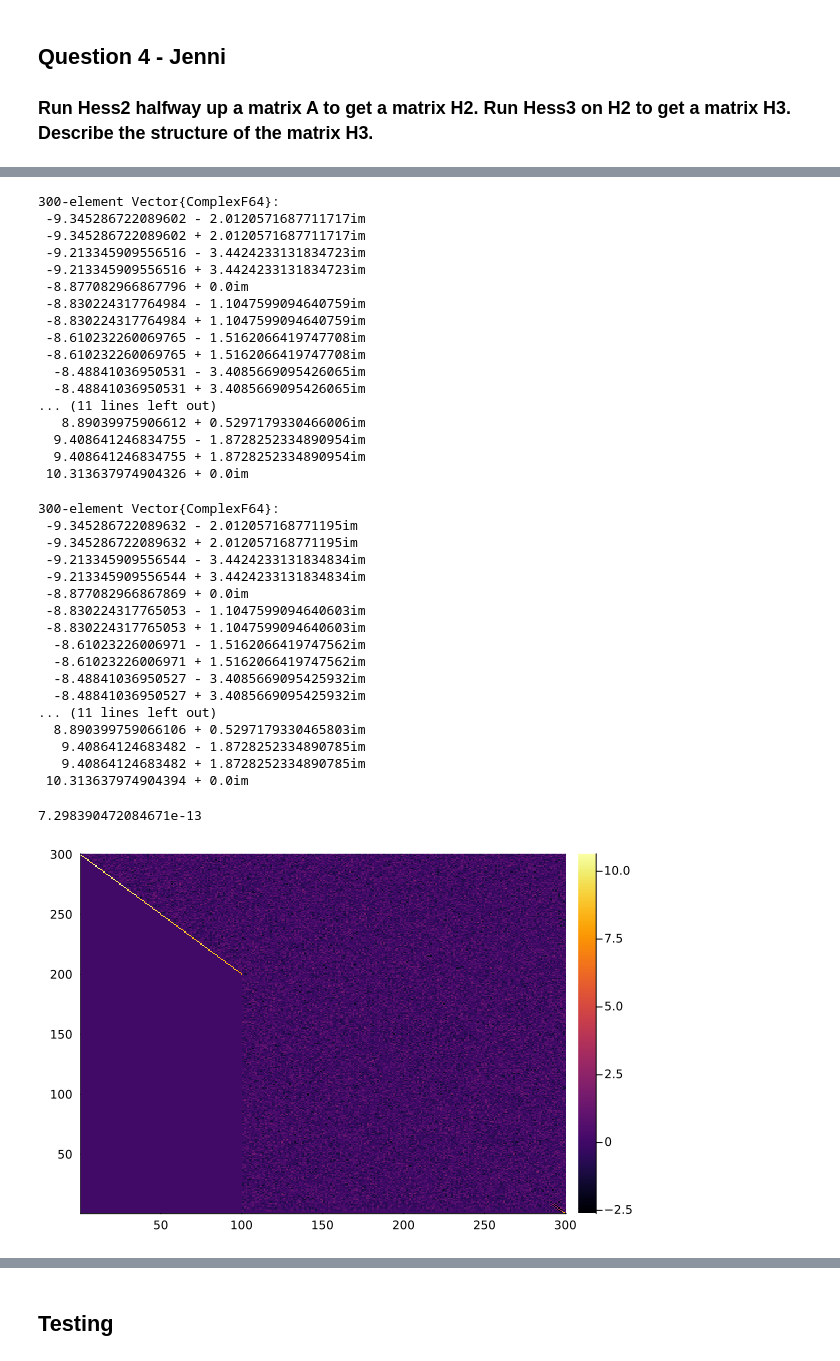
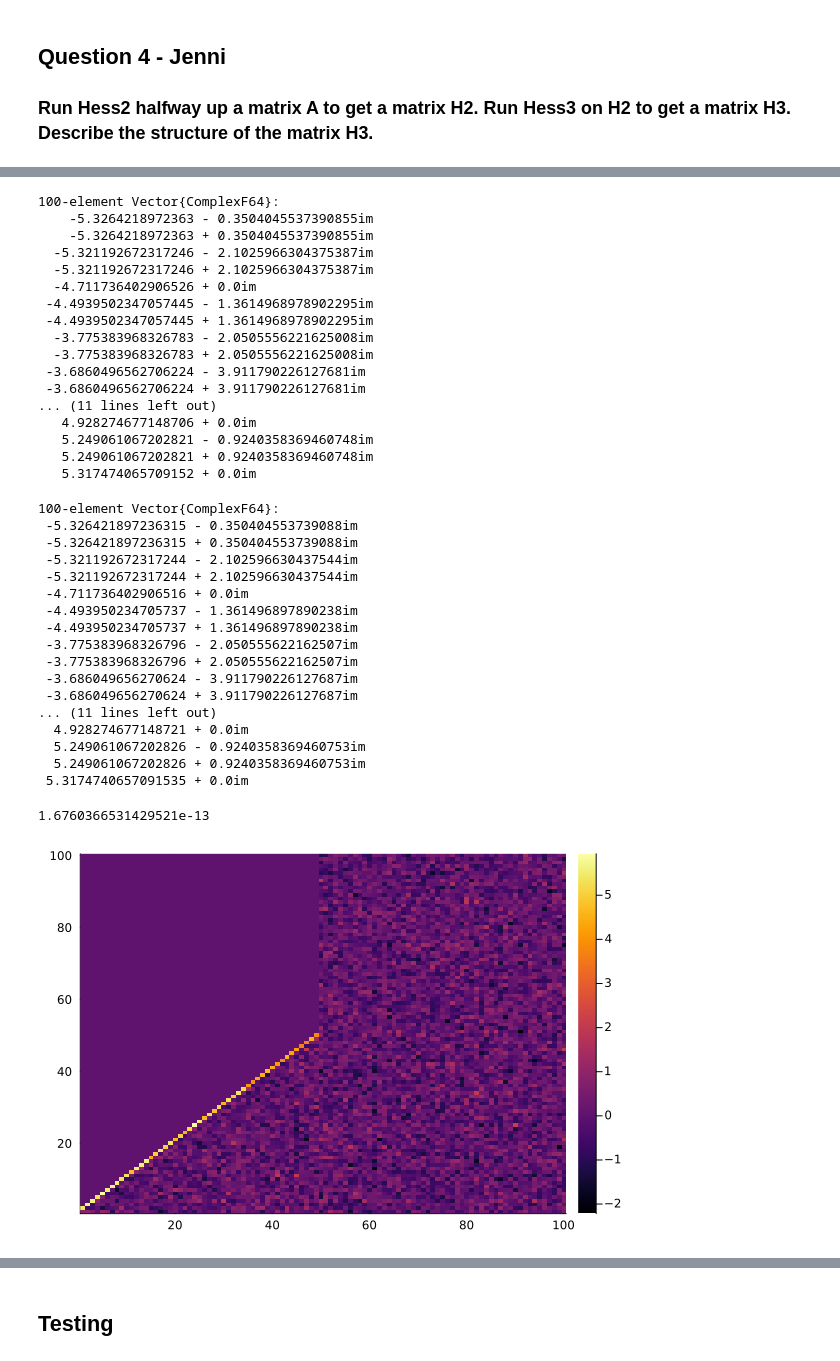
Before and after one commit to Irrodrig05/MA2600, a Jupyter notebook: HessenbergAssignment.ipynb, the cells around one changed output, grey strips where cells are left out. Cells and saved outputs as stored; diff of their text form; code cells hidden in the pictures.

```diff
--- a/HessenbergAssignment.ipynb
+++ b/HessenbergAssignment.ipynb
@@ -52,7 +52,7 @@ function Hess2(A,m,n)
         H = Q * H * Q';
     end
 
-    display(triu(H,-1))
+    display(H)
     display(eigvals(A))
     display(eigvals(H))
     display(norm(eigvals(H)-eigvals(A)))
@@ -90,6 +90,7 @@ Hess3 (generic function with 2 methods)
 ## Question 4 - Jenni
 ### Run Hess2 halfway up a matrix A to get a matrix H2.  Run Hess3 on H2 to get a matrix H3. Describe the structure of the matrix H3.
 # %%
-m = 300;
+m = 100;
 A = rand(Uniform(-1.0, 1.0), (m, m))
+heatmap(A)
 # %% [output]
@@ -113,4 +98,4 @@ A = rand(Uniform(-1.0, 1.0), (m, m))
 # %%
-L=Hess2(A,m,100)
-heatmap(L[end:-1:1, 1:1:end])
+L=Hess2(A,m,49)
+heatmap(L)
 # %% [output]
@@ -134,37 +119,37 @@ heatmap(L[end:-1:1, 1:1:end])
-300-element Vector{ComplexF64}:
- -9.345286722089602 - 2.0120571687711717im
- -9.345286722089602 + 2.0120571687711717im
- -9.213345909556516 - 3.4424233131834723im
- -9.213345909556516 + 3.4424233131834723im
- -8.877082966867796 + 0.0im
- -8.830224317764984 - 1.1047599094640759im
- -8.830224317764984 + 1.1047599094640759im
- -8.610232260069765 - 1.5162066419747708im
- -8.610232260069765 + 1.5162066419747708im
-  -8.48841036950531 - 3.4085669095426065im
-  -8.48841036950531 + 3.4085669095426065im
+100-element Vector{ComplexF64}:
+    -5.3264218972363 - 0.3504045537390855im
+    -5.3264218972363 + 0.3504045537390855im
+  -5.321192672317246 - 2.1025966304375387im
+  -5.321192672317246 + 2.1025966304375387im
+  -4.711736402906526 + 0.0im
+ -4.4939502347057445 - 1.3614968978902295im
+ -4.4939502347057445 + 1.3614968978902295im
+  -3.775383968326783 - 2.0505556221625008im
+  -3.775383968326783 + 2.0505556221625008im
+ -3.6860496562706224 - 3.911790226127681im
+ -3.6860496562706224 + 3.911790226127681im
 ... (11 lines left out)
-   8.89039975906612 + 0.5297179330466006im
-  9.408641246834755 - 1.8728252334890954im
-  9.408641246834755 + 1.8728252334890954im
- 10.313637974904326 + 0.0im
+   4.928274677148706 + 0.0im
+   5.249061067202821 - 0.9240358369460748im
+   5.249061067202821 + 0.9240358369460748im
+   5.317474065709152 + 0.0im
-300-element Vector{ComplexF64}:
- -9.345286722089632 - 2.012057168771195im
- -9.345286722089632 + 2.012057168771195im
- -9.213345909556544 - 3.4424233131834834im
- -9.213345909556544 + 3.4424233131834834im
- -8.877082966867869 + 0.0im
- -8.830224317765053 - 1.1047599094640603im
- -8.830224317765053 + 1.1047599094640603im
-  -8.61023226006971 - 1.5162066419747562im
-  -8.61023226006971 + 1.5162066419747562im
-  -8.48841036950527 - 3.4085669095425932im
-  -8.48841036950527 + 3.4085669095425932im
+100-element Vector{ComplexF64}:
+ -5.326421897236315 - 0.350404553739088im
+ -5.326421897236315 + 0.350404553739088im
+ -5.321192672317244 - 2.102596630437544im
+ -5.321192672317244 + 2.102596630437544im
+ -4.711736402906516 + 0.0im
+ -4.493950234705737 - 1.361496897890238im
+ -4.493950234705737 + 1.361496897890238im
+ -3.775383968326796 - 2.050555622162507im
+ -3.775383968326796 + 2.050555622162507im
+ -3.686049656270624 - 3.911790226127687im
+ -3.686049656270624 + 3.911790226127687im
 ... (11 lines left out)
-  8.890399759066106 + 0.5297179330465803im
-   9.40864124683482 - 1.8728252334890785im
-   9.40864124683482 + 1.8728252334890785im
- 10.313637974904394 + 0.0im
+  4.928274677148721 + 0.0im
+  5.249061067202826 - 0.9240358369460753im
+  5.249061067202826 + 0.9240358369460753im
+ 5.3174740657091535 + 0.0im
-7.298390472084671e-13
+1.6760366531429521e-13
-[figure, old version]
+[figure, new version]
 # %%
```
Also changed, not shown: parts of 6 cells of this notebook.
